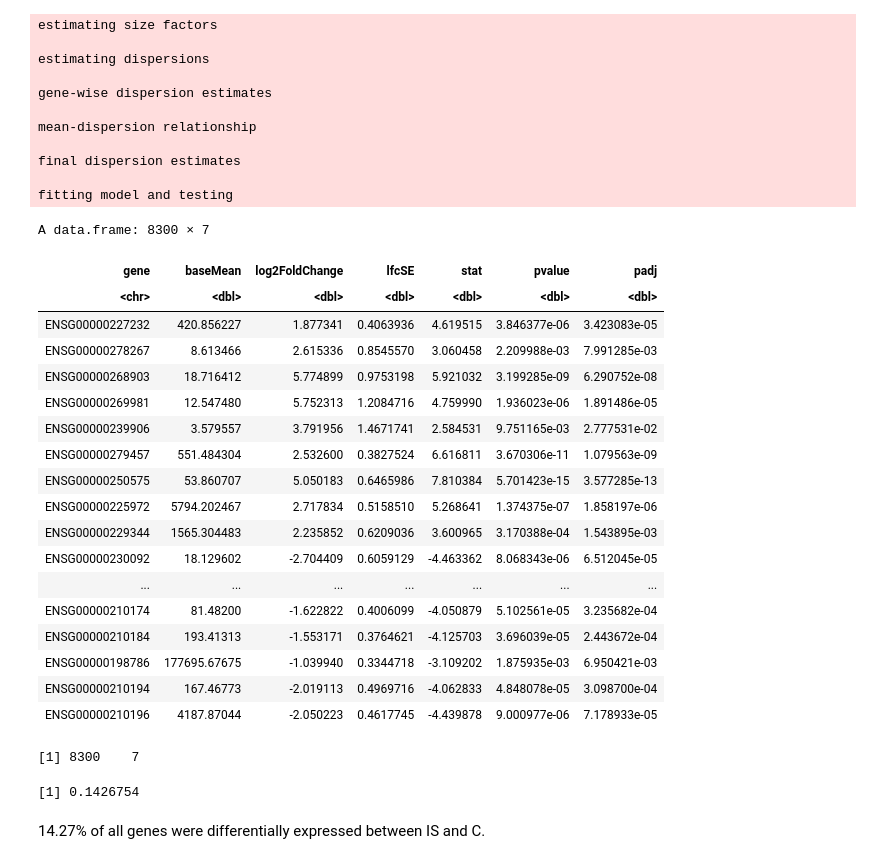
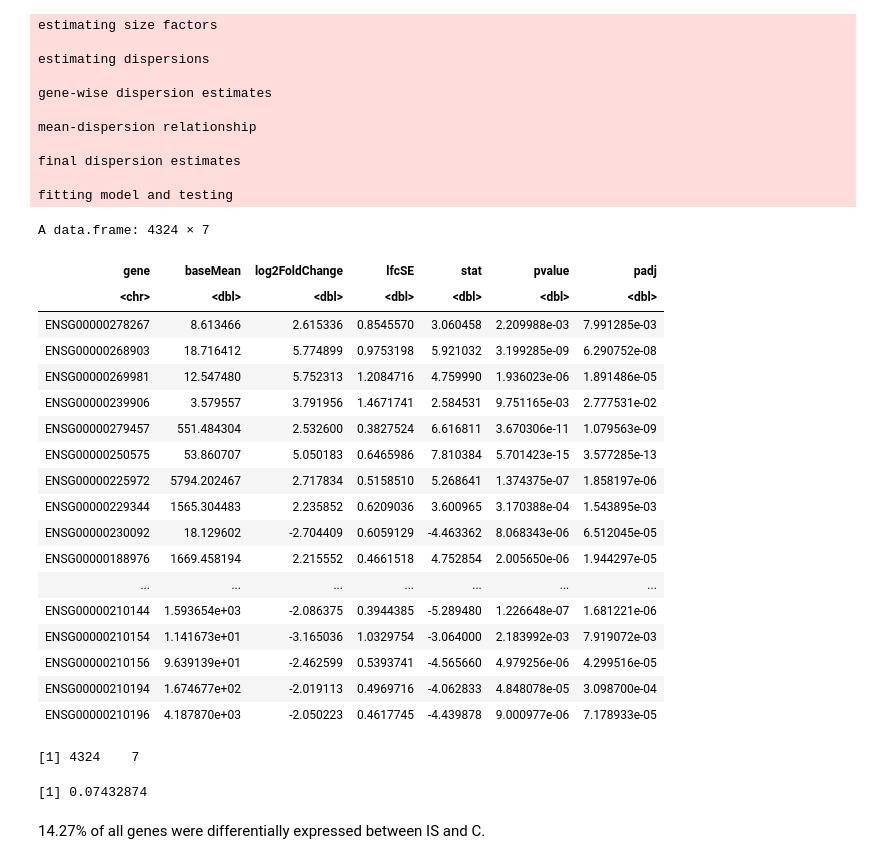
Before and after one commit to JG1ANDONLY/PCa_DL_DGE, a Jupyter notebook: script/deseq2/diff_gene_expr.ipynb, the cells around one changed output. Cells and saved outputs as stored; diff of their text form; code cells hidden in the pictures.

```diff
--- a/script/deseq2/diff_gene_expr.ipynb
+++ b/script/deseq2/diff_gene_expr.ipynb
@@ -112,14 +112,13 @@ res <- results(dds)
 # %%
 sig_gene <- res |>
     as.data.frame() |>
-    filter(abs(log2FoldChange) > 1 & padj < 0.05) |>
+    filter(abs(log2FoldChange) > 2 & padj < 0.05) |>
     rownames_to_column('gene')
 sig_gene
 # %% [output]
-A data.frame: 8300 × 7
+A data.frame: 4324 × 7
 | gene | baseMean | log2FoldChange | lfcSE | stat | pvalue | padj |
 | <chr> | <dbl> | <dbl> | <dbl> | <dbl> | <dbl> | <dbl> |
-| ENSG00000227232 | 420.856227 | 1.877341 | 0.4063936 | 4.619515 | 3.846377e-06 | 3.423083e-05 |
 | ENSG00000278267 | 8.613466 | 2.615336 | 0.8545570 | 3.060458 | 2.209988e-03 | 7.991285e-03 |
 | ENSG00000268903 | 18.716412 | 5.774899 | 0.9753198 | 5.921032 | 3.199285e-09 | 6.290752e-08 |
 | ENSG00000269981 | 12.547480 | 5.752313 | 1.2084716 | 4.759990 | 1.936023e-06 | 1.891486e-05 |
@@ -129,20 +128,21 @@ A data.frame: 8300 × 7
 | ENSG00000225972 | 5794.202467 | 2.717834 | 0.5158510 | 5.268641 | 1.374375e-07 | 1.858197e-06 |
 | ENSG00000229344 | 1565.304483 | 2.235852 | 0.6209036 | 3.600965 | 3.170388e-04 | 1.543895e-03 |
 | ENSG00000230092 | 18.129602 | -2.704409 | 0.6059129 | -4.463362 | 8.068343e-06 | 6.512045e-05 |
+| ENSG00000188976 | 1669.458194 | 2.215552 | 0.4661518 | 4.752854 | 2.005650e-06 | 1.944297e-05 |
 | ... | ... | ... | ... | ... | ... | ... |
-| ENSG00000210174 | 81.48200 | -1.622822 | 0.4006099 | -4.050879 | 5.102561e-05 | 3.235682e-04 |
-| ENSG00000210184 | 193.41313 | -1.553171 | 0.3764621 | -4.125703 | 3.696039e-05 | 2.443672e-04 |
-| ENSG00000198786 | 177695.67675 | -1.039940 | 0.3344718 | -3.109202 | 1.875935e-03 | 6.950421e-03 |
-| ENSG00000210194 | 167.46773 | -2.019113 | 0.4969716 | -4.062833 | 4.848078e-05 | 3.098700e-04 |
-| ENSG00000210196 | 4187.87044 | -2.050223 | 0.4617745 | -4.439878 | 9.000977e-06 | 7.178933e-05 |
+| ENSG00000210144 | 1.593654e+03 | -2.086375 | 0.3944385 | -5.289480 | 1.226648e-07 | 1.681221e-06 |
+| ENSG00000210154 | 1.141673e+01 | -3.165036 | 1.0329754 | -3.064000 | 2.183992e-03 | 7.919072e-03 |
+| ENSG00000210156 | 9.639139e+01 | -2.462599 | 0.5393741 | -4.565660 | 4.979256e-06 | 4.299516e-05 |
+| ENSG00000210194 | 1.674677e+02 | -2.019113 | 0.4969716 | -4.062833 | 4.848078e-05 | 3.098700e-04 |
+| ENSG00000210196 | 4.187870e+03 | -2.050223 | 0.4617745 | -4.439878 | 9.000977e-06 | 7.178933e-05 |
 # %%
 dim(sig_gene)
 # %% [output]
-[1] 8300    7
+[1] 4324    7
 # %%
 dim(sig_gene)[1] / dim(count_clean)[1]
 # %% [output]
-[1] 0.1426754
+[1] 0.07432874
 # %% [markdown]
 14.27% of all genes were differentially expressed between IS and C.
 # %% [markdown]
```
Also changed, not shown: parts of 1 cell of this notebook, 14 other files.
